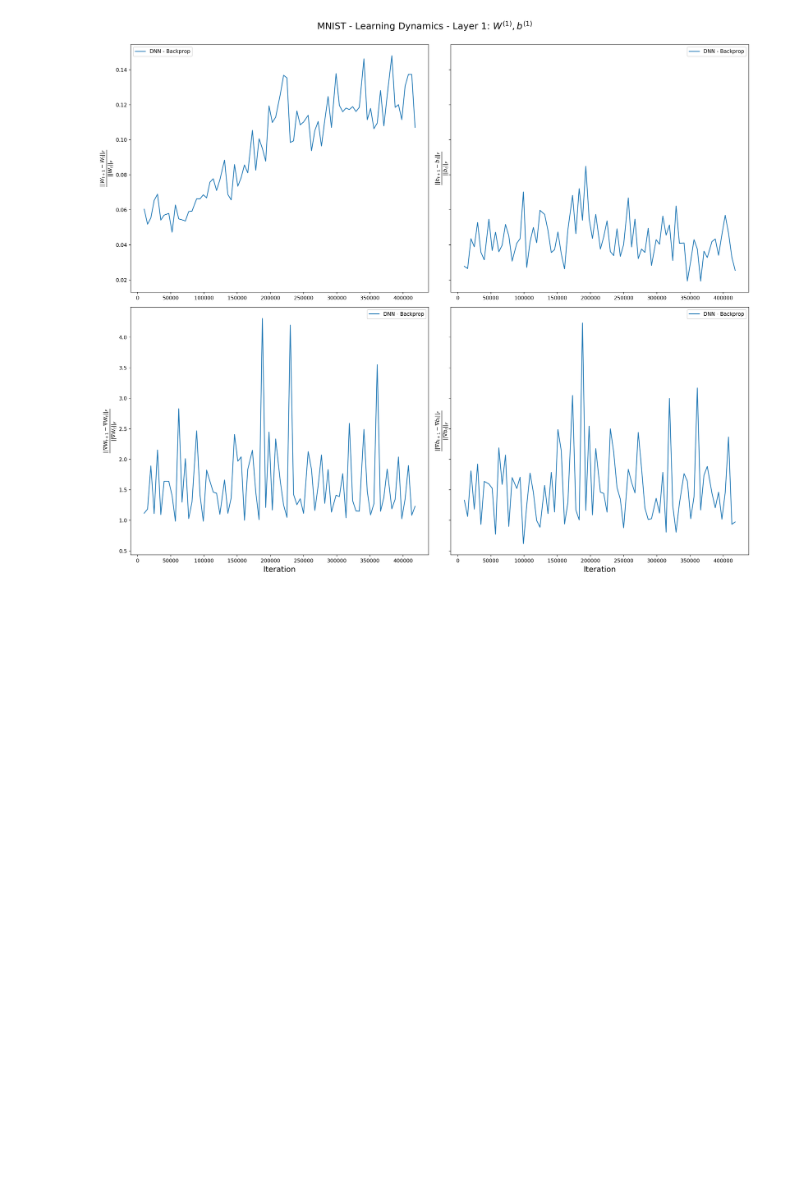
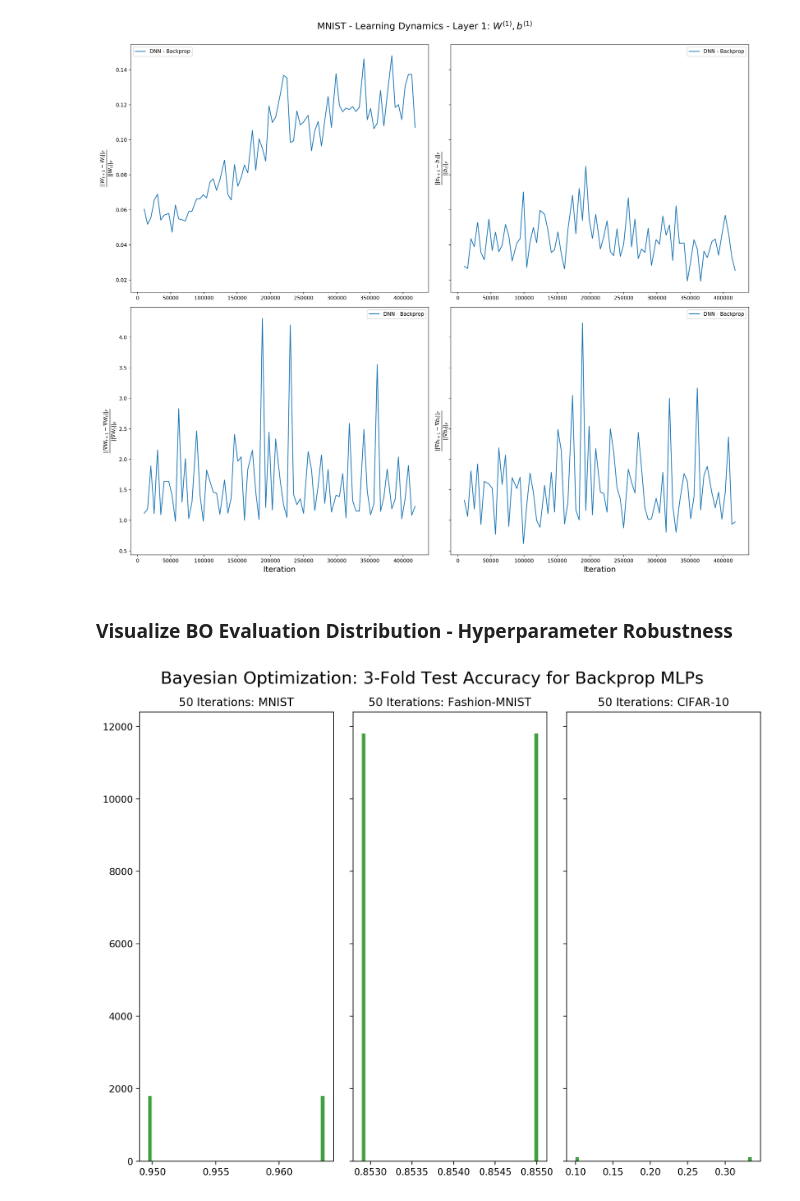
Before and after one commit to RobertTLange/Bio-Plausible-DeepLearning, a Jupyter notebook: workspace_viz.ipynb, the cells around one changed output. Drawn from its saved outputs; the diff is of its cells as text; code cells hidden in the pictures; blank space fills up the shorter version.

Commit message:
Log 11/01/18a - Added BO Acc distribution viz

```diff
--- a/workspace_viz.ipynb
+++ b/workspace_viz.ipynb
@@ -19,6 +19,8 @@ fig_dir = os.getcwd() +"/figures"
 if not os.path.exists(fig_dir):
     os.makedirs(fig_dir)
     print("Created New Figures Directory")
+
+log_dir = os.getcwd() + "/logs"
 # %%
 download_data()
 # %% [output]
@@ -95,3 +96,18 @@ plot_weight_dev(its, fr_n_weights_ch[2], fr_n_weight_grad_ch[2],
                 r'MNIST - Learning Dynamics - Layer 1: $W^{(1)}, b^{(1)}$')
 # %% [output]
 [figure]
+# %% [markdown]
+### Visualize BO Evaluation Distribution - Hyperparameter Robustness
+# %%
+mnist_bo_log = log_dir + '/bo_logs_dnn_mnist_session.json'
+fashion_bo_log = log_dir + '/bo_logs_dnn_fashion_session.json'
+cifar10_bo_log = log_dir + '/bo_logs_dnn_cifar10_session.json'
+# %%
+mnist_acc = get_accuracies_bo_log(mnist_bo_log)
+fashion_acc = get_accuracies_bo_log(fashion_bo_log)
+cifar10_acc = get_accuracies_bo_log(cifar10_bo_log)
+# %%
+plot_bo_acc_distr(mnist_acc, fashion_acc, cifar10_acc,
+                  "Bayesian Optimization: 3-Fold Test Accuracy for Backprop MLPs")
+# %% [output]
+[figure, added]
```
Also changed, not shown: parts of 2 cells of this notebook, 12 other files.
